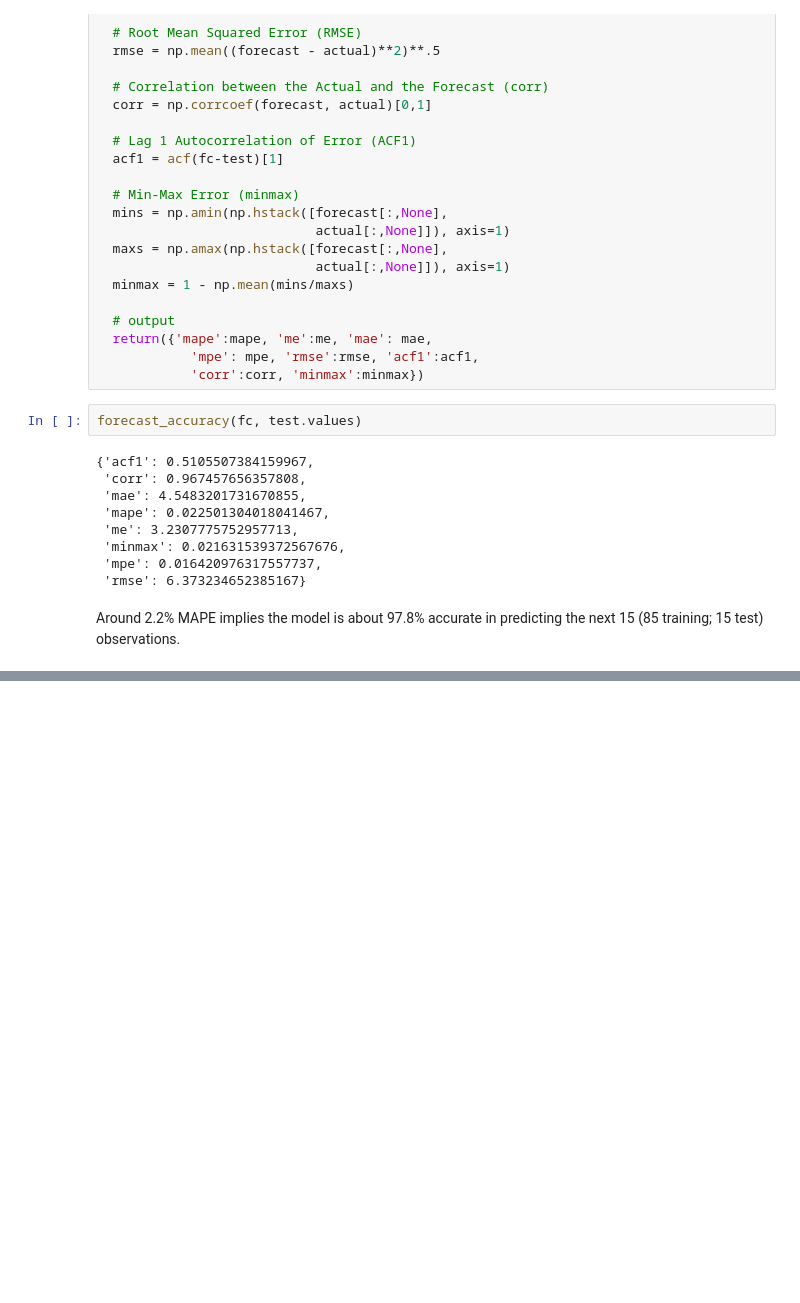
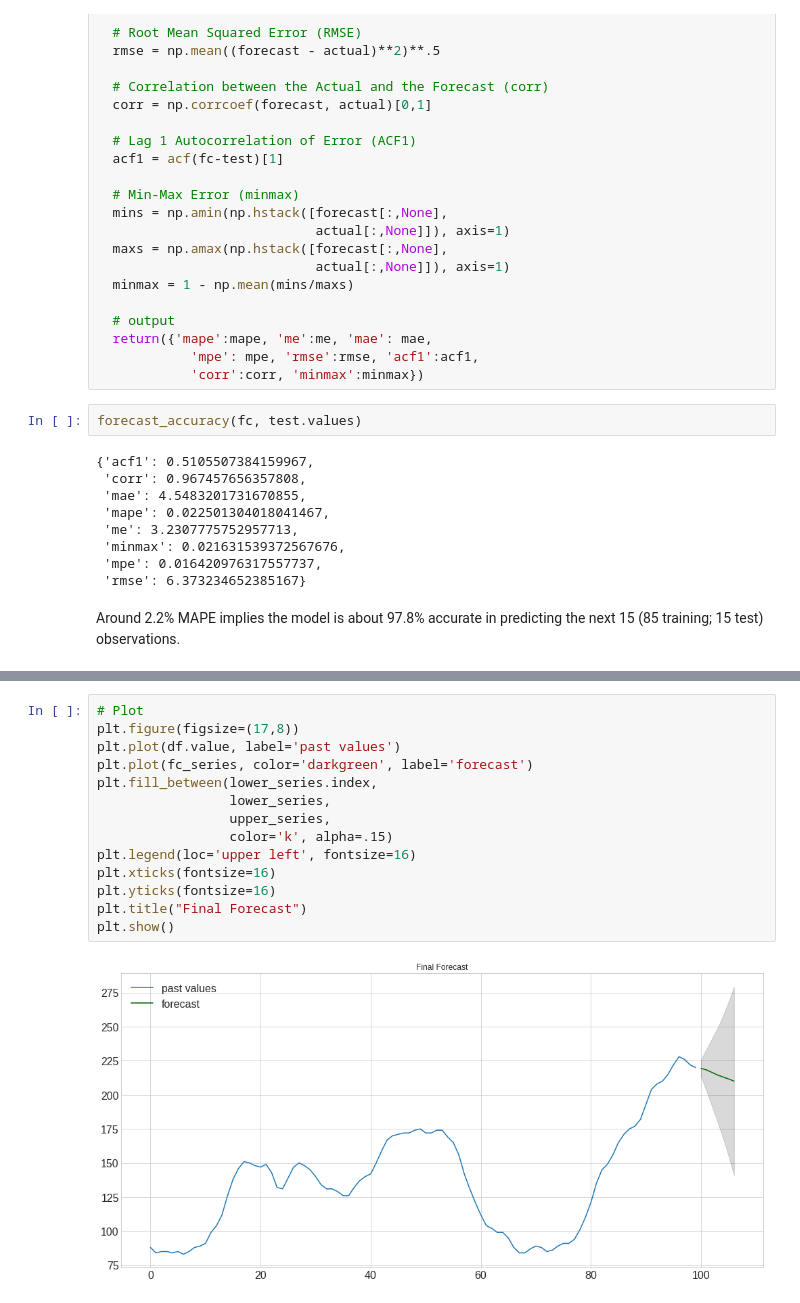
Before and after one commit to lucaskienast/Time-Series-Analysis, a Jupyter notebook: ARIMA Models/ARIMA_Basics.ipynb, the cells around one changed output, grey strips where cells are left out. Saved outputs shown, nothing was run; the diff lists cells and outputs as text; blank space fills up the shorter version.

```diff
--- a/ARIMA Models/ARIMA_Basics.ipynb
+++ b/ARIMA Models/ARIMA_Basics.ipynb
@@ -663,0 +717,16 @@ Around 2.2% MAPE implies the model is about 97.8% accurate in predicting the nex
+# %%
+# Plot
+plt.figure(figsize=(17,8))
+plt.plot(df.value, label='past values')
+plt.plot(fc_series, color='darkgreen', label='forecast')
+plt.fill_between(lower_series.index,
+                 lower_series,
+                 upper_series,
+                 color='k', alpha=.15)
+plt.legend(loc='upper left', fontsize=16)
+plt.xticks(fontsize=16)
+plt.yticks(fontsize=16)
+plt.title("Final Forecast")
+plt.show()
+# %% [output]
+[figure, added]
```
Also changed, not shown: parts of 14 cells of this notebook.
